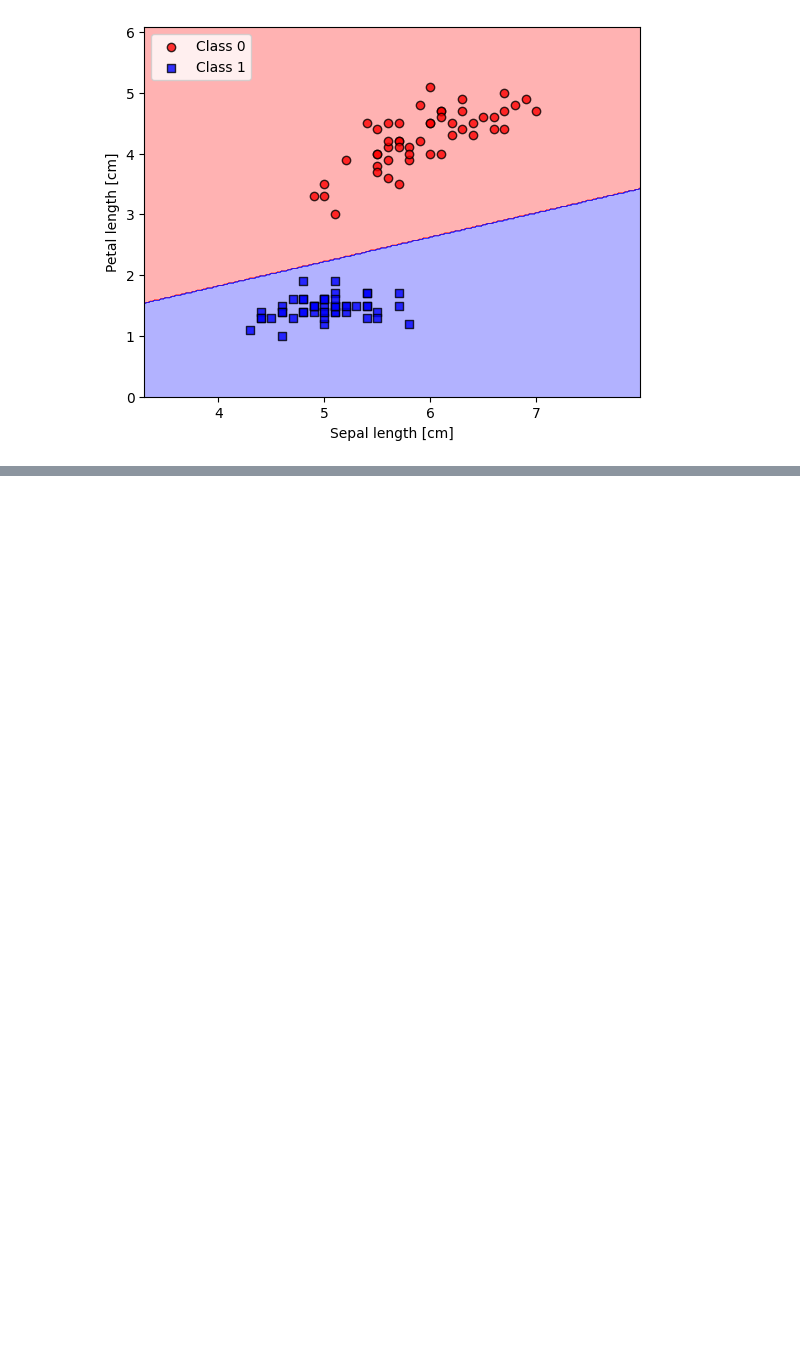
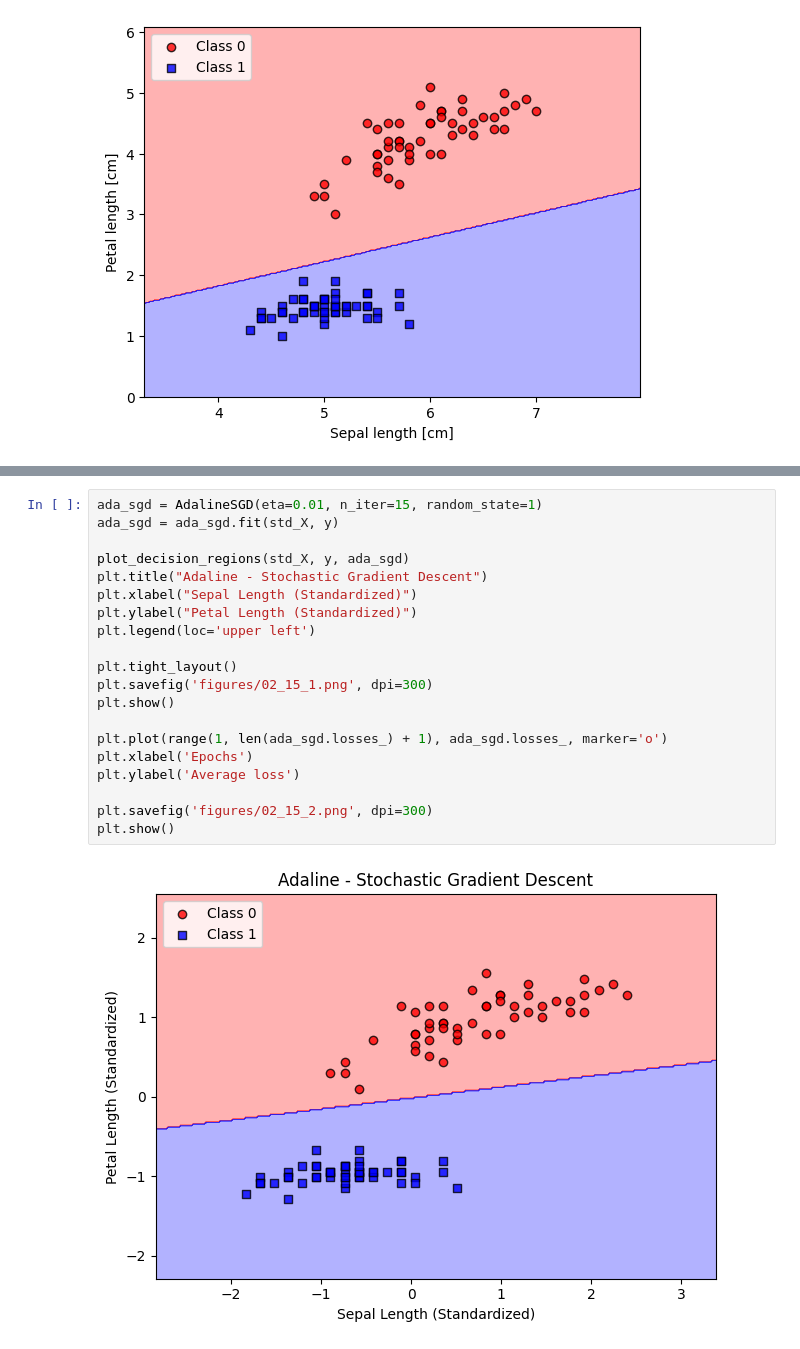
Before and after one commit to MatthewFoulk/AISelfLearning, a Jupyter notebook: ch02/ch02.ipynb, the cells around one changed output, grey strips where cells are left out. Saved outputs shown, nothing was run; the diff lists cells and outputs as text; blank space fills up the shorter version.

```diff
--- a/ch02/ch02.ipynb
+++ b/ch02/ch02.ipynb
@@ -160,0 +399,22 @@ plt.show()
+# %%
+ada_sgd = AdalineSGD(eta=0.01, n_iter=15, random_state=1)
+ada_sgd = ada_sgd.fit(std_X, y)
+
+plot_decision_regions(std_X, y, ada_sgd)
+plt.title("Adaline - Stochastic Gradient Descent")
+plt.xlabel("Sepal Length (Standardized)")
+plt.ylabel("Petal Length (Standardized)")
+plt.legend(loc='upper left')
+
+plt.tight_layout()
+plt.savefig('figures/02_15_1.png', dpi=300)
+plt.show()
+
+plt.plot(range(1, len(ada_sgd.losses_) + 1), ada_sgd.losses_, marker='o')
+plt.xlabel('Epochs')
+plt.ylabel('Average loss')
+
+plt.savefig('figures/02_15_2.png', dpi=300)
+plt.show()
+# %% [output]
+[figure, added]
```
Also changed, not shown: parts of 9 cells of this notebook, 1 other file.
